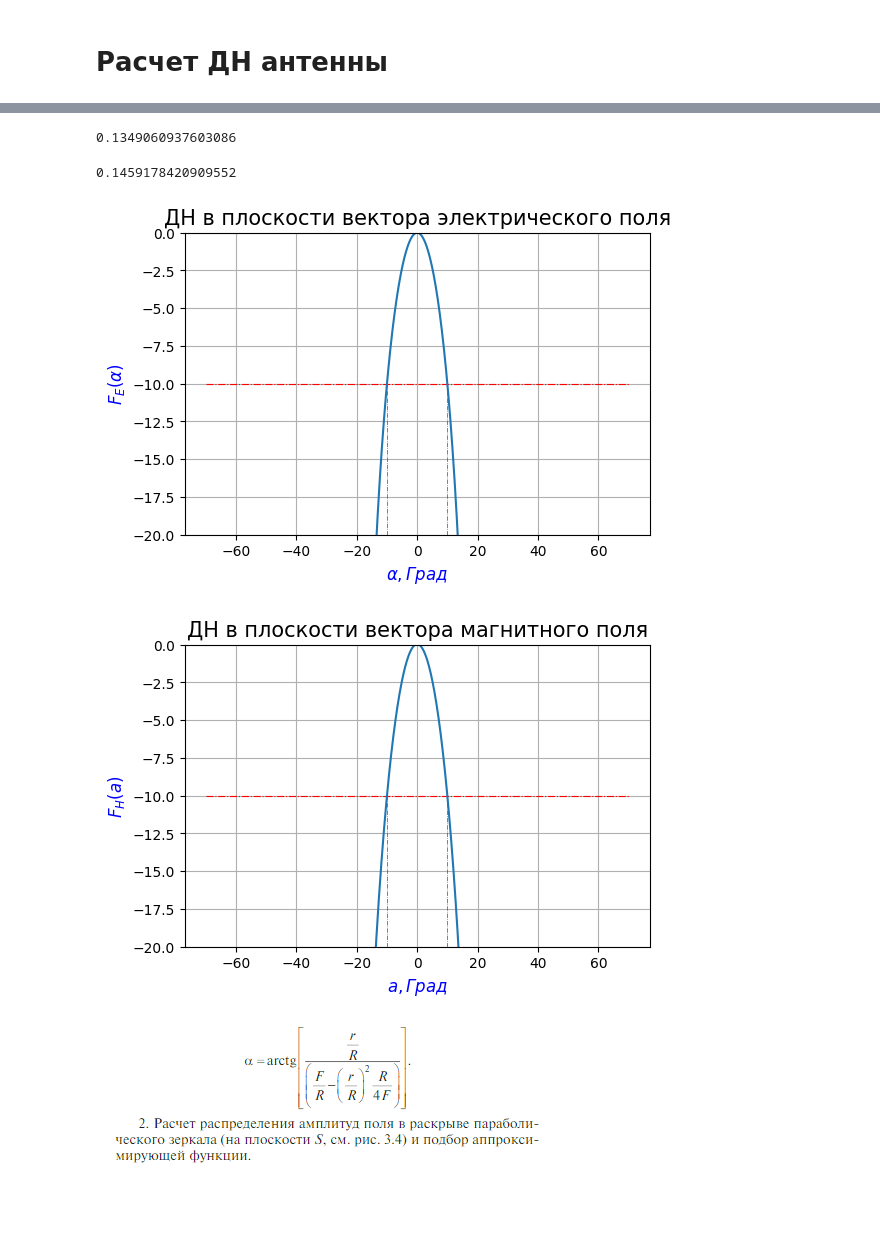
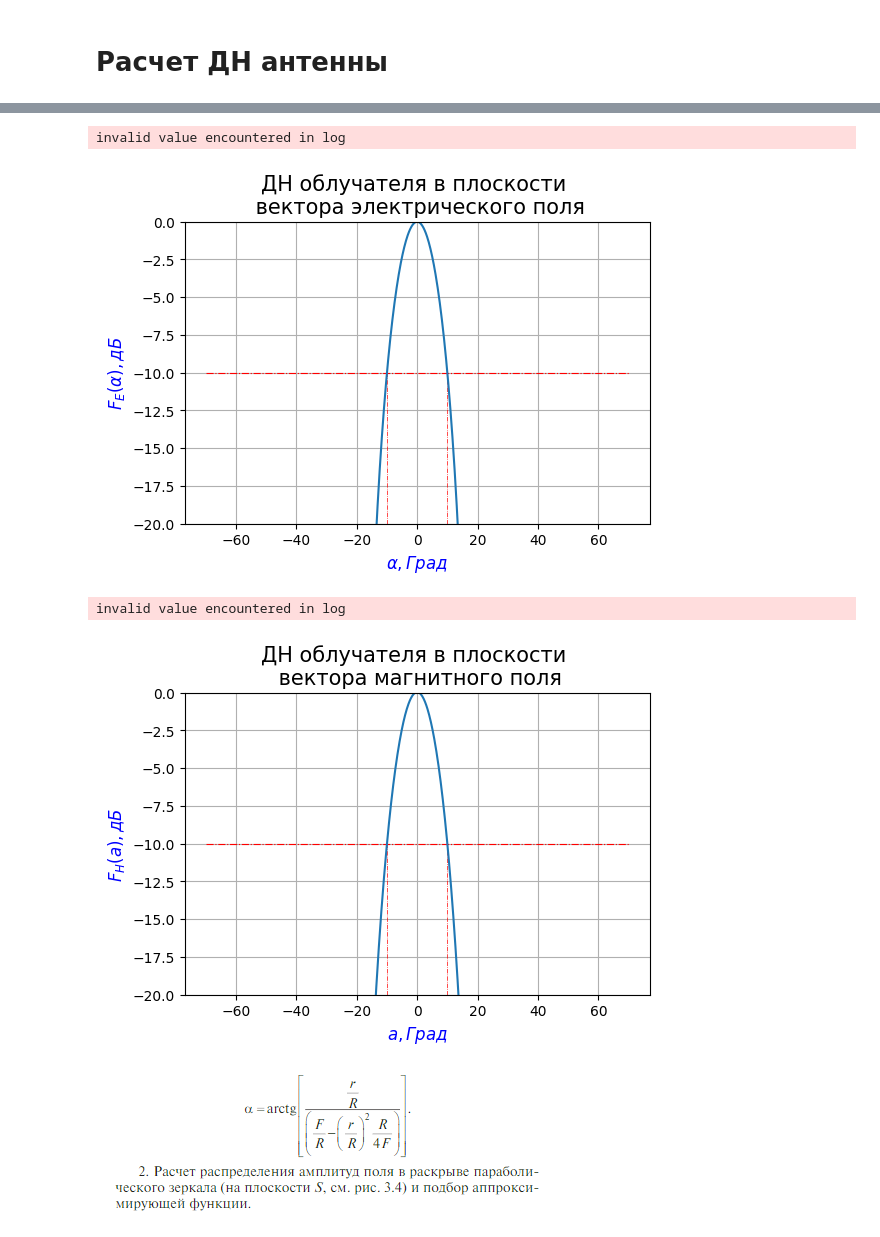
Before and after one commit to AlfaIV/Microwave-and-Antennas-LabWork, a Jupyter notebook: Курсач_СВЧ.ipynb, the cells around one changed output, grey strips where cells are left out. Saved outputs shown, nothing was run; the diff lists cells and outputs as text; code cells hidden in the pictures; blank space fills up the shorter version.

Commit message:
Fixed errors in calculations. Interactive graphics have added.

```diff
--- a/Курсач_СВЧ.ipynb
+++ b/Курсач_СВЧ.ipynb
@@ -222,59 +382,61 @@ tol = 1e-3
 # %%
-F_E_B = lambda B: 20*log(F_E(varphi_2,B)) + 10
+tol = 1e-3 #точность решения
+dB_for_irradiator = -10 #задаем в дб нормировочный размер для излучателя
+#задаем уравнение для поиска размеров рупора
+F_E_B = lambda B: 20*log(F_E(varphi_2,B)) - dB_for_irradiator
 #F_E_B(89*const.milli)
 B = opt.root(F_E_B,100*const.milli,tol = tol)["x"][0]
-B
+#B = 150e-3
-# %% [output]
-0.1349060937603086
 # %%
-F_H_A = lambda A: 20*log(F_H(varphi_2,A)) + 10
+#задаем уравнение для поиска размеров рупора
+F_H_A = lambda A: 20*log(F_H(varphi_2,A)) - dB_for_irradiator
 #F_H_A(89*const.milli)
 A = opt.root(F_H_A,100*const.milli,tol = tol)["x"][0]
-A
+#A = 200e-3
-# %% [output]
-0.1459178420909552
 # %%
-#A = 90*const.milli
-#B = 90*const.milli
-F_E = lambda alpha: 1/2*(1 + cos(alpha))*sin((pi*B)/(lambda_lim) * sin(0.8*alpha))/(pi*B/lambda_lim*sin(0.8*alpha))
-F_H = lambda alpha: 0.15*pi**2*(0.67 + cos(alpha))*cos(pi*A/lambda_lim*sin(alpha))/((pi/2)**2 - (pi*A/lambda_lim*sin(alpha))**2)
+#переобьявляем ДН с учетом размера рупора
+#A = 20*const.milli
+#B = 20*const.milli
+#F_E = lambda alpha: 1/2*(1 + cos(alpha))*sin((pi*B)/(lambda_lim) * sin(0.8*alpha))/(pi*B/lambda_lim*sin(0.8*alpha))
+#F_H = lambda alpha: 0.15*pi**2*(0.67 + cos(alpha))*cos(pi*A/lambda_lim*sin(alpha))/((pi/2)**2 - (pi*A/lambda_lim*sin(alpha))**2)
 # %%
 alpha = np.linspace(radians(-70),radians(+70),1000)
 conv_alpha = list(map(degrees,alpha))
-
+y_lim_min = dB_for_irradiator*2
 
 
 plt.figure(dpi=100,figsize=(6,4))
 
-plt.vlines(degrees(varphi_2),-20,-10,
+plt.vlines(degrees(varphi_2),y_lim_min,dB_for_irradiator,
          color = "red",
          linestyle = "dashdot",
          linewidth = 0.5,
            )
 
-plt.vlines(degrees(-varphi_2),-20,-10,
+plt.vlines(degrees(-varphi_2),y_lim_min,dB_for_irradiator,
          color = "red",
          linestyle = "dashdot",
          linewidth = 0.5,
            )
 
-plt.hlines(-10,min(conv_alpha),max(conv_alpha),
+plt.hlines(dB_for_irradiator,min(conv_alpha),max(conv_alpha),
          color = "red",
          linestyle = "dashdot",
          linewidth = 0.8,
            )
 
-plt.plot((conv_alpha), 20*np.log(np.vectorize(F_E)(alpha)), label='$F_E(\alpha)$')
+plt.plot((conv_alpha), 20*np.log(np.vectorize(F_E)(alpha,B)), label='$F_E(\alpha)$')
 
 
 
-plt.title("ДН в плоскости вектора электрического поля", fontsize=15)
+plt.title("ДН облучателя в плоскости \n вектора электрического поля", fontsize=15)
 plt.xlabel('$α, Град$', fontsize=12, color='blue')
-plt.ylabel('$F_E(α)$', fontsize=12, color='blue')
+plt.ylabel('$F_E(α), дБ$', fontsize=12, color='blue')
 
-plt.ylim([-20,0])
+plt.ylim([y_lim_min,0])
 #plt.legend()
 plt.grid(True)
 #plt.text(15, 4, 'grow up!')
 # %% [output]
+invalid value encountered in log
-[figure, old version]
+[figure, new version]
@@ -281,37 +449,38 @@ plt.grid(True)
 # %%
 plt.figure(dpi=100,figsize=(6,4))
 
-plt.vlines(degrees(varphi_2),-20,-10,
+plt.vlines(degrees(varphi_2),y_lim_min,dB_for_irradiator,
          color = "red",
          linestyle = "dashdot",
          linewidth = 0.5,
            )
 
-plt.vlines(degrees(-varphi_2),-20,-10,
+plt.vlines(degrees(-varphi_2),y_lim_min,dB_for_irradiator,
          color = "red",
          linestyle = "dashdot",
          linewidth = 0.5,
            )
 
-plt.hlines(-10,min(conv_alpha),max(conv_alpha),
+plt.hlines(dB_for_irradiator,min(conv_alpha),max(conv_alpha),
          color = "red",
          linestyle = "dashdot",
          linewidth = 0.8,
            )
 
-plt.plot(conv_alpha, 20*np.log(np.vectorize(F_H)(alpha)), label='$F_E(\alpha)$')
+plt.plot(conv_alpha, 20*np.log(np.vectorize(F_H)(alpha,A)), label='$F_E(\alpha)$')
 
 
 
-plt.title("ДН в плоскости вектора магнитного поля", fontsize=15)
+plt.title("ДН облучателя в плоскости \n вектора магнитного поля", fontsize=15)
 plt.xlabel('$a, Град$', fontsize=12, color='blue')
-plt.ylabel('$F_H(a)$', fontsize=12, color='blue')
+plt.ylabel('$F_H(a), дБ$', fontsize=12, color='blue')
 #plt.legend()
-plt.ylim([-20,0])
+plt.ylim([y_lim_min,0])
 plt.grid(True)
 #plt.text(15, 4, 'grow up!')
 # %% [output]
+invalid value encountered in log
-[figure, old version]
+[figure, new version]
 # %% [markdown]
 ![image.png](embedded-picture-1)
 # %% [markdown]
```
Also changed, not shown: parts of 37 cells of this notebook.
